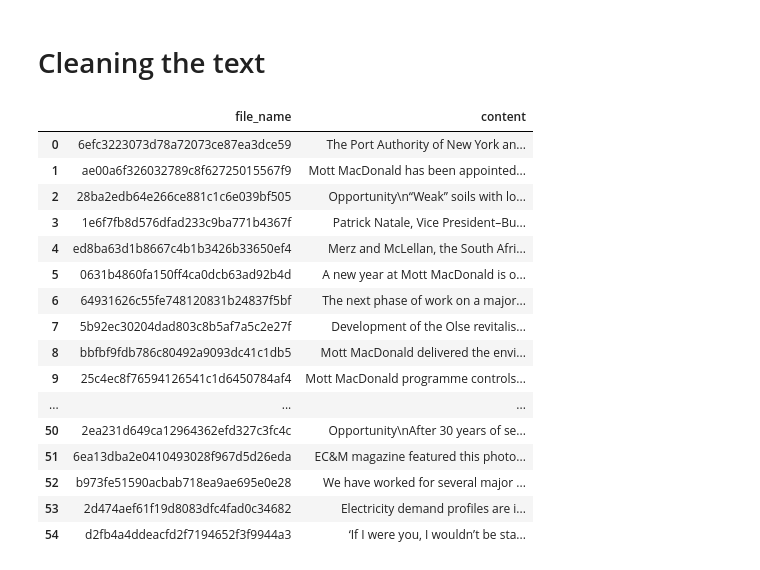
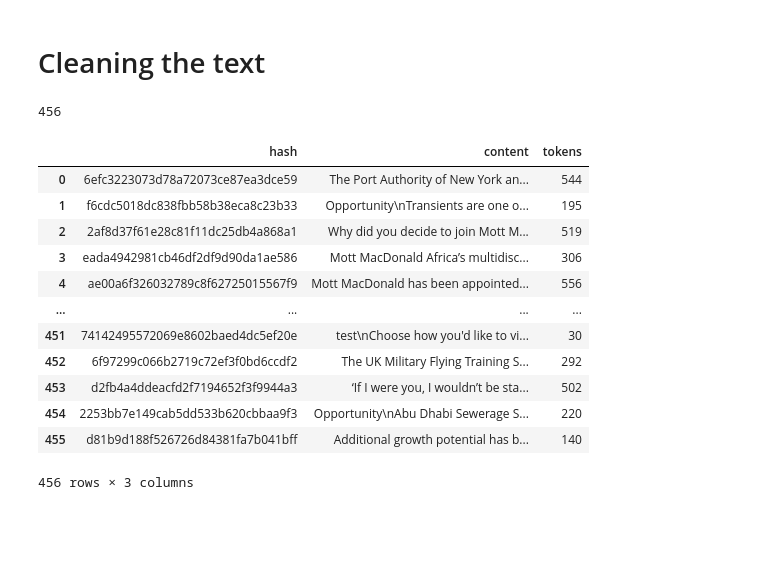
Before and after one commit to kelu124/Website_AMA, a Jupyter notebook: 01.Data.ipynb, the cells around one changed output. Cells and saved outputs as stored; diff of their text form; code cells hidden in the pictures; blank space fills up the shorter version.

```diff
--- a/01.Data.ipynb
+++ b/01.Data.ipynb
@@ -39,6 +36,7 @@ for url in URLs:
     urlList.append(ref.get('href'))
 urlList = list(set(urlList))
 urlList = [x for x in urlList if not "/job" in x ]
+urlList = [x for x in urlList if not "/download/" in x ]
 urlList
 # %% [output]
 ['https://www.mottmac.com/releases/mott-macdonald-appointed-digital-and-innovation-healthcare-advisor-by-the-leeds-teaching-hospitals-nhs-trust-ltht',
@@ -144,25 +180,60 @@ for file_name in file_names:
         except Exception as e:
             print(e)
             errors.append(file_name)
+# %%
+len(dfContent)
+# %% [output]
+456
+# %%
+import re
+from typing import Set
+from transformers import GPT2TokenizerFast
+
+import numpy as np
+from nltk.tokenize import sent_tokenize
+
+tokenizer = GPT2TokenizerFast.from_pretrained("gpt2")
+
+def count_tokens(text: str) -> int:
+    """count the number of tokens in a string"""
+    return len(tokenizer.encode(text))
+
+def reduce_long(
+    long_text: str, long_text_tokens: bool = False, max_len: int = 590
+) -> str:
+    """
+    Reduce a long text to a maximum of `max_len` tokens by potentially cutting at a sentence end
+    """
+    if not long_text_tokens:
+        long_text_tokens = count_tokens(long_text)
+    if long_text_tokens > max_len:
+        sentences = sent_tokenize(long_text.replace("\n", " "))
+        ntokens = 0
+        for i, sentence in enumerate(sentences):
+            ntokens += 1 + count_tokens(sentence)
+            if ntokens > max_len:
+                return ". ".join(sentences[:i][:-1]) + "."
+
+    return long_text
+# %%
+dfContent = pd.DataFrame(articles, columns = ['hash', 'content'])
+# %%
+dfContent["content"] = dfContent["content"].apply(lambda x: reduce_long(x, 1500))
+dfContent["tokens"] = dfContent["content"].apply(lambda x: count_tokens(x))
 # %%
-dfContent = pd.DataFrame(articles, columns = ['file_name', 'content'])
 dfContent.to_parquet("data/content.parquet.gzip")
 dfContent
 # %% [output]
-|  | file_name | content |
-| 0 | 6efc3223073d78a72073ce87ea3dce59 | The Port Authority of New York an... |
-| 1 | ae00a6f326032789c8f62725015567f9 | Mott MacDonald has been appointed... |
-| 2 | 28ba2edb64e266ce881c1c6e039bf505 | Opportunity\n“Weak” soils with lo... |
-| 3 | 1e6f7fb8d576dfad233c9ba771b4367f | Patrick Natale, Vice President–Bu... |
-| 4 | ed8ba63d1b8667c4b1b3426b33650ef4 | Merz and McLellan, the South Afri... |
-| 5 | 0631b4860fa150ff4ca0dcb63ad92b4d | A new year at Mott MacDonald is o... |
-| 6 | 64931626c55fe748120831b24837f5bf | The next phase of work on a major... |
-| 7 | 5b92ec30204dad803c8b5af7a5c2e27f | Development of the Olse revitalis... |
-| 8 | bbfbf9fdb786c80492a9093dc41c1db5 | Mott MacDonald delivered the envi... |
-| 9 | 25c4ec8f76594126541c1d6450784af4 | Mott MacDonald programme controls... |
-| ... | ... | ... |
-| 50 | 2ea231d649ca12964362efd327c3fc4c | Opportunity\nAfter 30 years of se... |
-| 51 | 6ea13dba2e0410493028f967d5d26eda | EC&M magazine featured this photo... |
-| 52 | b973fe51590acbab718ea9ae695e0e28 | We have worked for several major ... |
-| 53 | 2d474aef61f19d8083dfc4fad0c34682 | Electricity demand profiles are i... |
-| 54 | d2fb4a4ddeacfd2f7194652f3f9944a3 | ‘If I were you, I wouldn’t be sta... |
+|  | hash | content | tokens |
+| 0 | 6efc3223073d78a72073ce87ea3dce59 | The Port Authority of New York an... | 544 |
+| 1 | f6cdc5018dc838fbb58b38eca8c23b33 | Opportunity\nTransients are one o... | 195 |
+| 2 | 2af8d37f61e28c81f11dc25db4a868a1 | Why did you decide to join Mott M... | 519 |
+| 3 | eada4942981cb46df2df9d90da1ae586 | Mott MacDonald Africa’s multidisc... | 306 |
+| 4 | ae00a6f326032789c8f62725015567f9 | Mott MacDonald has been appointed... | 556 |
+| ... | ... | ... | ... |
+| 451 | 74142495572069e8602baed4dc5ef20e | test\nChoose how you'd like to vi... | 30 |
+| 452 | 6f97299c066b2719c72ef3f0bd6ccdf2 | The UK Military Flying Training S... | 292 |
+| 453 | d2fb4a4ddeacfd2f7194652f3f9944a3 | ‘If I were you, I wouldn’t be sta... | 502 |
+| 454 | 2253bb7e149cab5dd533b620cbbaa9f3 | Opportunity\nAbu Dhabi Sewerage S... | 220 |
+| 455 | d81b9d188f526726d84381fa7b041bff | Additional growth potential has b... | 140 |
+456 rows × 3 columns
```
Also changed, not shown: parts of 6 cells of this notebook, 5 other files.
